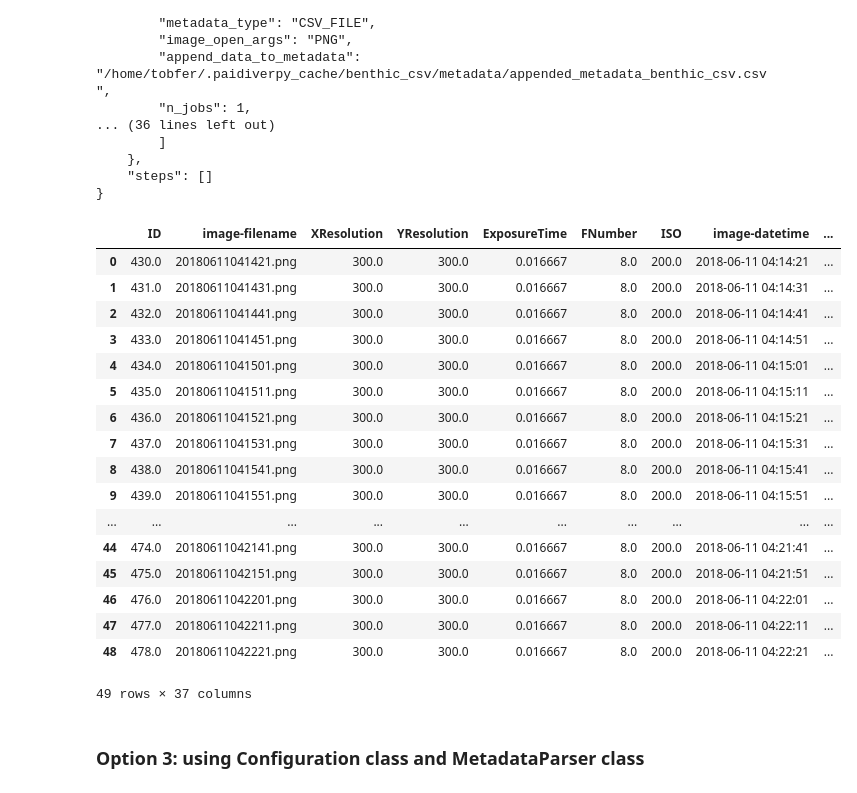
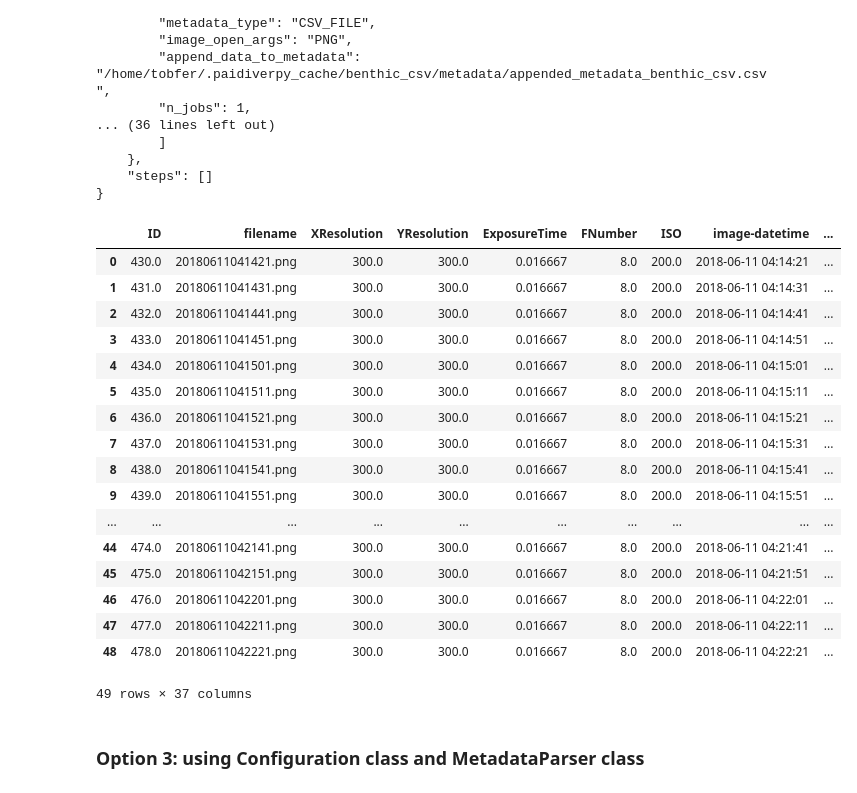
Before and after one commit to paidiver/paidiverpy, a Jupyter notebook: examples/example_notebooks/config_metadata_example.ipynb, the cells around one changed output. Drawn from its saved outputs; the diff is of its cells as text; code cells hidden in the pictures.

```diff
--- a/examples/example_notebooks/config_metadata_example.ipynb
+++ b/examples/example_notebooks/config_metadata_example.ipynb
@@ -100,11 +121,9 @@ open_layer.config
 }
 # %%
 # See metadata information
-# The metadata in this case may have more information because the
-# openlayer class extracts the exif information from the files
-open_layer.get_metadata()
+open_layer.get_metadata(output_format="pandas")
 # %% [output]
-|  | ID | image-filename | XResolution | YResolution | ExposureTime | FNumber | ISO | image-datetime | ... |
+|  | ID | filename | XResolution | YResolution | ExposureTime | FNumber | ISO | image-datetime | ... |
 | 0 | 430.0 | 20180611041421.png | 300.0 | 300.0 | 0.016667 | 8.0 | 200.0 | 2018-06-11 04:14:21 | ... |
 | 1 | 431.0 | 20180611041431.png | 300.0 | 300.0 | 0.016667 | 8.0 | 200.0 | 2018-06-11 04:14:31 | ... |
 | 2 | 432.0 | 20180611041441.png | 300.0 | 300.0 | 0.016667 | 8.0 | 200.0 | 2018-06-11 04:14:41 | ... |
```
Also changed, not shown: parts of 4 cells of this notebook, 19 other files.
